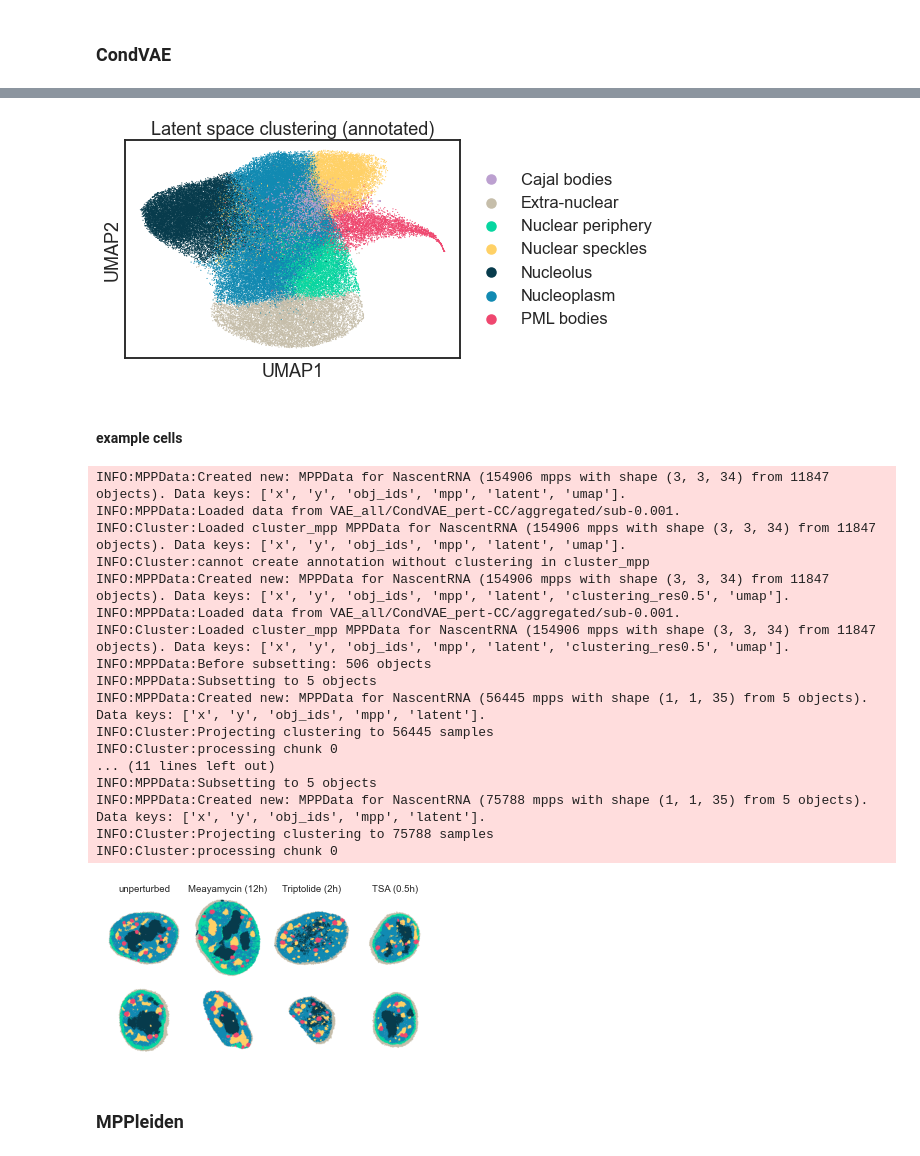
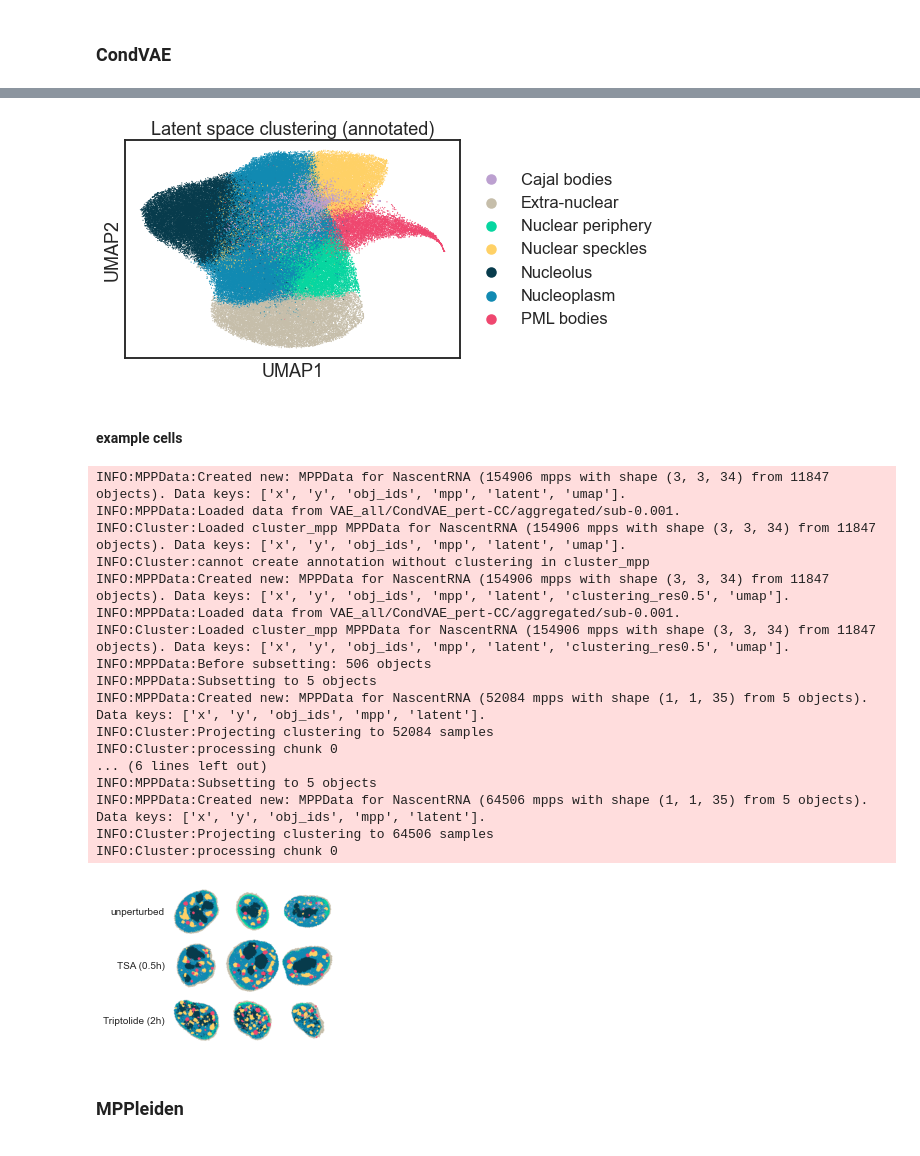
Before and after one commit to theislab/campa_ana, a Jupyter notebook: figures/fig1_umap_linear_classifier.ipynb, the cells around one changed output, grey strips where cells are left out. Drawn from its saved outputs; the diff is of its cells as text; code cells hidden in the pictures.

Commit message:
update figures nb

```diff
--- a/figures/fig1_umap_linear_classifier.ipynb
+++ b/figures/fig1_umap_linear_classifier.ipynb
@@ -43,7 +43,7 @@ data_dirs = {
     'Triptolide (2h)': '184A1_triptolide/I10',
     'unperturbed': '184A1_unperturbed/I09',
     'TSA (0.5h)': '184A1_TSA/I16',
-    'Meayamycin (12h)': '184A1_meayamycin/I12'
+#    'Meayamycin (12h)': '184A1_meayamycin/I12'
 }
 # %% [markdown]
 ## Load data
@@ -234,13 +229,13 @@ plt.savefig('fig1/umap_condVAE_perturbation.png', bbox_inches='tight', dpi=300)
 # %%
-# plot annotated clustering (with cajal bodies on top)
-indices = set(range(adata_sub.shape[0]))
-cajal_indices = list(np.where(adata_sub.obs['annotation'] == 'Cajal bodies')[0])
+# plot annotated clustering (with cajal bodies on top) on all data
+indices = set(range(adata.shape[0]))
+cajal_indices = list(np.where(adata.obs['annotation'] == 'Cajal bodies')[0])
 reordered_indices = list(indices.difference(cajal_indices)) + cajal_indices
 fig, ax = plt.subplots()
-sc.pl.umap(adata_sub[reordered_indices], color='annotation', size=5, legend_loc='right margin', title='Latent space clustering (annotated)', ax=ax, show=False)
-plt.savefig('fig1/umap_condVAE_annotation.png', bbox_inches='tight', dpi=300)
+sc.pl.umap(adata[reordered_indices], color='annotation', size=5, legend_loc='right margin', title='Latent space clustering (annotated)', ax=ax, show=False)
+plt.savefig('fig1/umap_condVAE_annotation_all.png', bbox_inches='tight', dpi=300)
 # %% [output]
-[figure, old version]
+[figure, new version]
 # %% [markdown]
 #### example cells
 # %%
@@ -253,10 +248,10 @@ cl = Cluster.from_cluster_data_dir(cluster_data_dir)
 cl.set_cluster_name(cluster_name)
 for name, mpp_data in example_mpp_data['CondVAE'].items():
      # choose num_objs cells
-     rng = np.random.default_rng(seed=42)
+     rng = np.random.default_rng(seed=40)
      obj_ids = rng.choice(mpp_data.unique_obj_ids, num_objs, replace=False)
      sub_mpp_data = cl.project_clustering(mpp_data.subset(obj_ids=obj_ids, copy=True))
-     example_cells[name] = sub_mpp_data.get_object_imgs(data=cluster_name, annotation_kwargs={'color':True, 'annotation': cl.cluster_annotation, 'to_col': 'annotation'}, img_size=200)
+     example_cells[name] = sub_mpp_data.get_object_imgs(data=cluster_name, annotation_kwargs={'color':True, 'annotation': cl.cluster_annotation, 'to_col': 'annotation'}, img_size=160)
 # %% [output]
 INFO:MPPData:Created new: MPPData for NascentRNA (154906 mpps with shape (3, 3, 34) from 11847 objects). Data keys: ['x', 'y', 'obj_ids', 'mpp', 'latent', 'umap'].
 INFO:MPPData:Loaded data from VAE_all/CondVAE_pert-CC/aggregated/sub-0.001.
@@ -267,30 +262,30 @@ INFO:MPPData:Loaded data from VAE_all/CondVAE_pert-CC/aggregated/sub-0.001.
 INFO:Cluster:Loaded cluster_mpp MPPData for NascentRNA (154906 mpps with shape (3, 3, 34) from 11847 objects). Data keys: ['x', 'y', 'obj_ids', 'mpp', 'latent', 'clustering_res0.5', 'umap'].
 INFO:MPPData:Before subsetting: 506 objects
 INFO:MPPData:Subsetting to 5 objects
-INFO:MPPData:Created new: MPPData for NascentRNA (56445 mpps with shape (1, 1, 35) from 5 objects). Data keys: ['x', 'y', 'obj_ids', 'mpp', 'latent'].
-INFO:Cluster:Projecting clustering to 56445 samples
+INFO:MPPData:Created new: MPPData for NascentRNA (52084 mpps with shape (1, 1, 35) from 5 objects). Data keys: ['x', 'y', 'obj_ids', 'mpp', 'latent'].
+INFO:Cluster:Projecting clustering to 52084 samples
 INFO:Cluster:processing chunk 0
-... (11 lines left out)
+... (6 lines left out)
 INFO:MPPData:Subsetting to 5 objects
-INFO:MPPData:Created new: MPPData for NascentRNA (75788 mpps with shape (1, 1, 35) from 5 objects). Data keys: ['x', 'y', 'obj_ids', 'mpp', 'latent'].
-INFO:Cluster:Projecting clustering to 75788 samples
+INFO:MPPData:Created new: MPPData for NascentRNA (64506 mpps with shape (1, 1, 35) from 5 objects). Data keys: ['x', 'y', 'obj_ids', 'mpp', 'latent'].
+INFO:Cluster:Projecting clustering to 64506 samples
 INFO:Cluster:processing chunk 0
 # %%
-perts = ['unperturbed', 'Meayamycin (12h)', 'Triptolide (2h)', 'TSA (0.5h)']
-sns.set_context('paper')
+perts = ['unperturbed', 'TSA (0.5h)', 'Triptolide (2h)']
+sns.set_context('talk')
 with sns.axes_style('white'):
-    fig, axes = plt.subplots(2,4, figsize=(6,3))
-    for j, row in enumerate(axes):
-        for i, ax in enumerate(row):
+    fig, axes = plt.subplots(3,3, figsize=(3,3))
+    for j, col in enumerate(axes.T):
+        for i, ax in enumerate(col):
             ax.imshow(example_cells[perts[i]][j])
             ax.set_yticks([])
             ax.set_xticks([])
             if j == 0:
-                ax.set_title(perts[i])
+                ax.set_ylabel(perts[i], rotation=0, ha='right', va='center', fontsize=10)
     fig.subplots_adjust(wspace=0, hspace=0)
     sns.despine(left=True, bottom=True)
 plt.savefig('fig1/example_cells_CondVAE.png', dpi=300, bbox_inches='tight')
 # %% [output]
-[figure, old version]
+[figure, new version]
 # %% [markdown]
 ### MPPleiden
```
Also changed, not shown: parts of 23 cells of this notebook, 2 other files.
